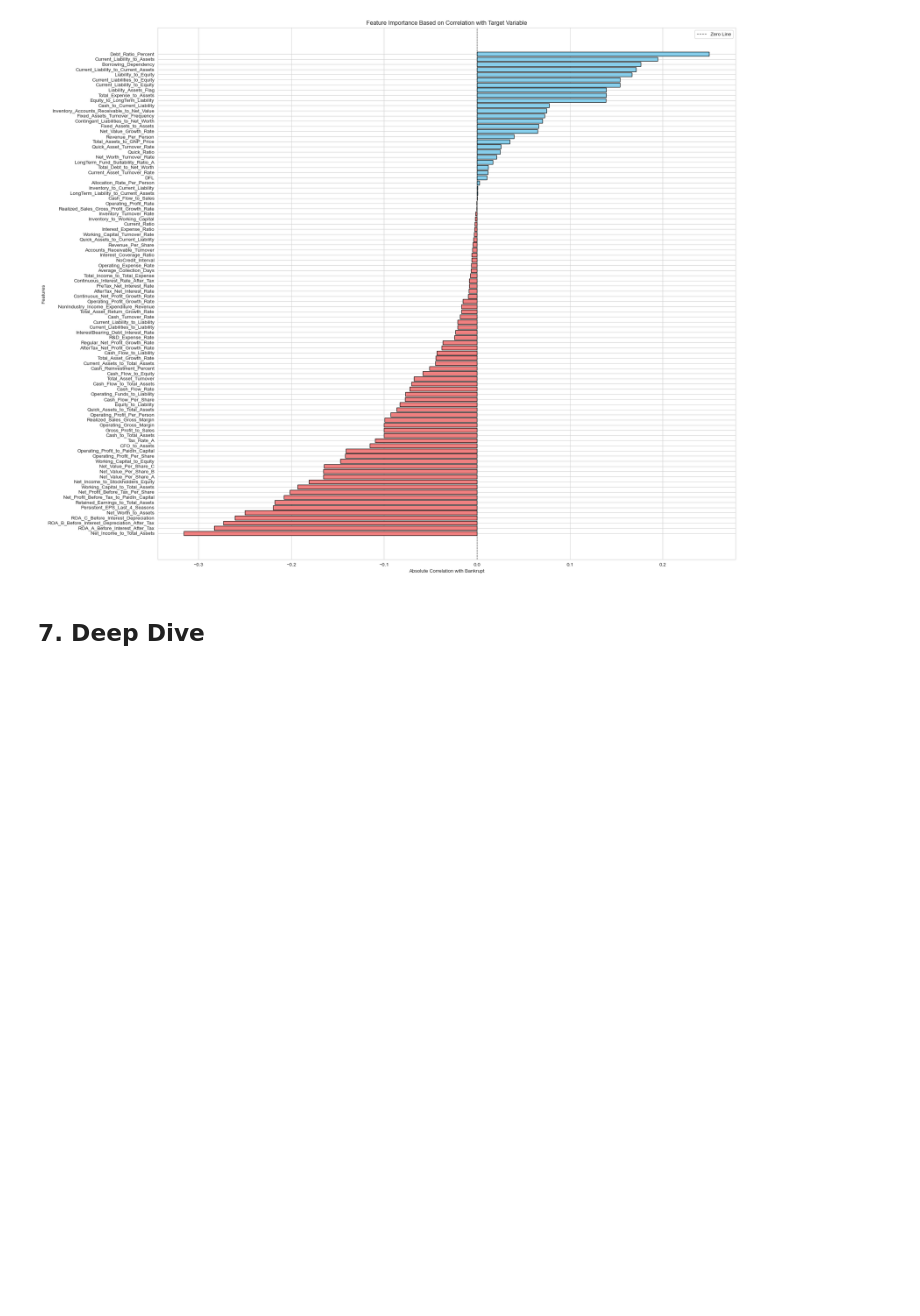
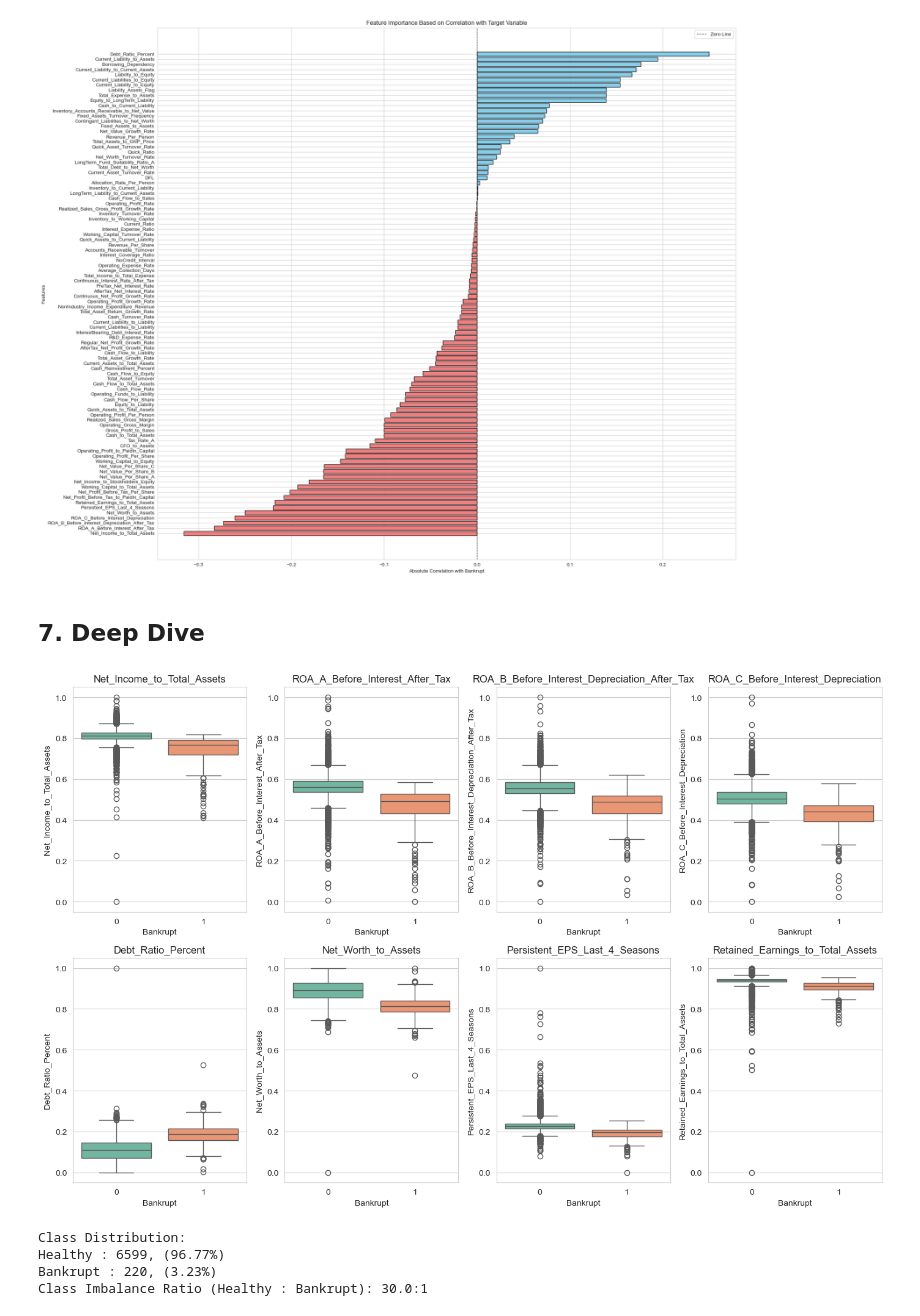
Before and after one commit to Sythnet-ML/Fundamental-ML-Data-Science-Projects, a Jupyter notebook: FUNDAMENTAL PROJECTS/Bankruptcy Prediction/01_eda.ipynb, the cells around one changed output. Drawn from its saved outputs; the diff is of its cells as text; code cells hidden in the pictures; blank space fills up the shorter version.

```diff
--- a/FUNDAMENTAL PROJECTS/Bankruptcy Prediction/01_eda.ipynb
+++ b/FUNDAMENTAL PROJECTS/Bankruptcy Prediction/01_eda.ipynb
@@ -309,3 +309,30 @@ plt.show()
 [figure]
 # %% [markdown]
 ## 7. Deep Dive
+# %%
+top_8 = df.corr()["Bankrupt"].sort_values(key= abs , ascending=False).drop("Bankrupt").head(8)
+
+fig, axes = plt.subplots(2, 4, figsize =(14, 9))
+axes= axes.flatten()
+for i ,v in enumerate(top_8.index):
+    sns.boxplot(x= df['Bankrupt'], y= df[v], ax=axes[i], palette= 'Set2')
+    axes[i].set_title(f"{v}")
+
+
+plt.tight_layout()
+plt.show()
+# %% [output]
+[figure, added]
+# %%
+# Class Imbalance Level
+print("Class Distribution:")
+
+print(f"Healthy : {len(df[df['Bankrupt'] == 0])}, ({len(df[df['Bankrupt'] == 0]) / len(df) * 100:.2f}%)")
+print(f"Bankrupt : {len(df[df['Bankrupt'] == 1])}, ({len(df[df['Bankrupt'] == 1]) / len(df) * 100:.2f}%)")
+
+print(f"Class Imbalance Ratio (Healthy : Bankrupt): {((len(df[df['Bankrupt'] == 0])) / (len(df[df['Bankrupt'] == 1]))):.1f}:1")
+# %% [output]
+Class Distribution:
+Healthy : 6599, (96.77%)
+Bankrupt : 220, (3.23%)
+Class Imbalance Ratio (Healthy : Bankrupt): 30.0:1
```
Also changed, not shown: parts of 4 cells of this notebook.
